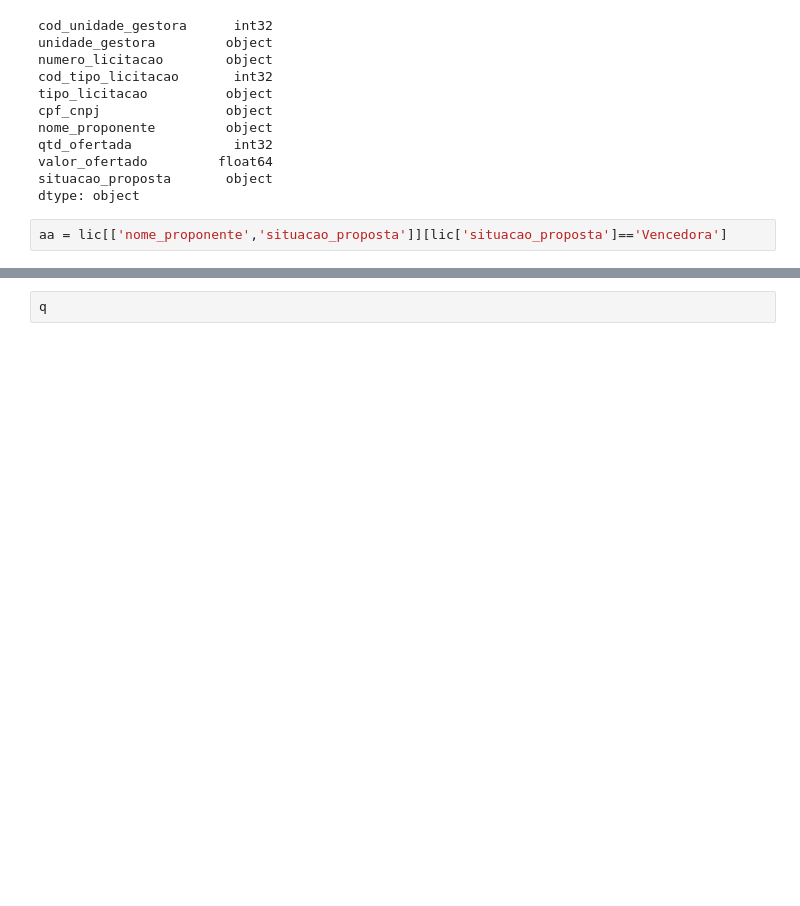
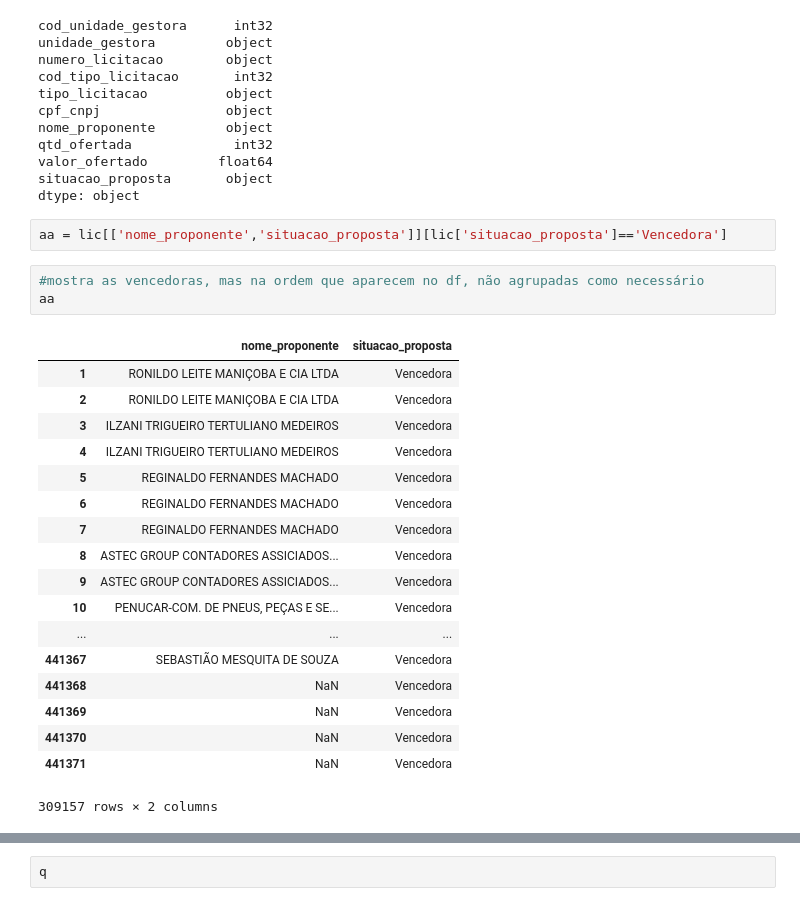
Before and after one commit to labdados/tec-cid, a Jupyter notebook: analise/notebooks/notebook001aaaa.ipynb, the cells around one changed output, grey strips where cells are left out. Drawn from its saved outputs; the diff is of its cells as text; blank space fills up the shorter version.

```diff
--- a/analise/notebooks/notebook001aaaa.ipynb
+++ b/analise/notebooks/notebook001aaaa.ipynb
@@ -21,4 +21,26 @@ situacao_proposta       object
 dtype: object
 # %%
 aa = lic[['nome_proponente','situacao_proposta']][lic['situacao_proposta']=='Vencedora']
+# %%
+#mostra as vencedoras, mas na ordem que aparecem no df, não agrupadas como necessário
+aa
+# %% [output]
+|  | nome_proponente | situacao_proposta |
+| 1 | RONILDO LEITE MANIÇOBA E CIA LTDA | Vencedora |
+| 2 | RONILDO LEITE MANIÇOBA E CIA LTDA | Vencedora |
+| 3 | ILZANI TRIGUEIRO TERTULIANO MEDEIROS | Vencedora |
+| 4 | ILZANI TRIGUEIRO TERTULIANO MEDEIROS | Vencedora |
+| 5 | REGINALDO FERNANDES MACHADO | Vencedora |
+| 6 | REGINALDO FERNANDES MACHADO | Vencedora |
+| 7 | REGINALDO FERNANDES MACHADO | Vencedora |
+| 8 | ASTEC GROUP CONTADORES ASSICIADOS... | Vencedora |
+| 9 | ASTEC GROUP CONTADORES ASSICIADOS... | Vencedora |
+| 10 | PENUCAR-COM. DE PNEUS, PEÇAS E SE... | Vencedora |
+| ... | ... | ... |
+| 441367 | SEBASTIÃO MESQUITA DE SOUZA | Vencedora |
+| 441368 | NaN | Vencedora |
+| 441369 | NaN | Vencedora |
+| 441370 | NaN | Vencedora |
+| 441371 | NaN | Vencedora |
+309157 rows × 2 columns
 # %%
```
Also changed, not shown: parts of 14 cells of this notebook, 1 other file.
